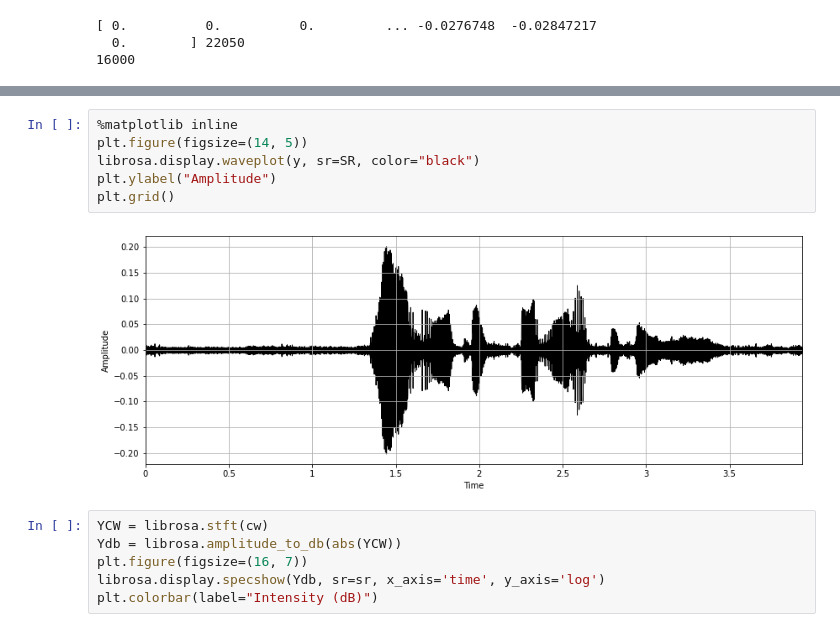
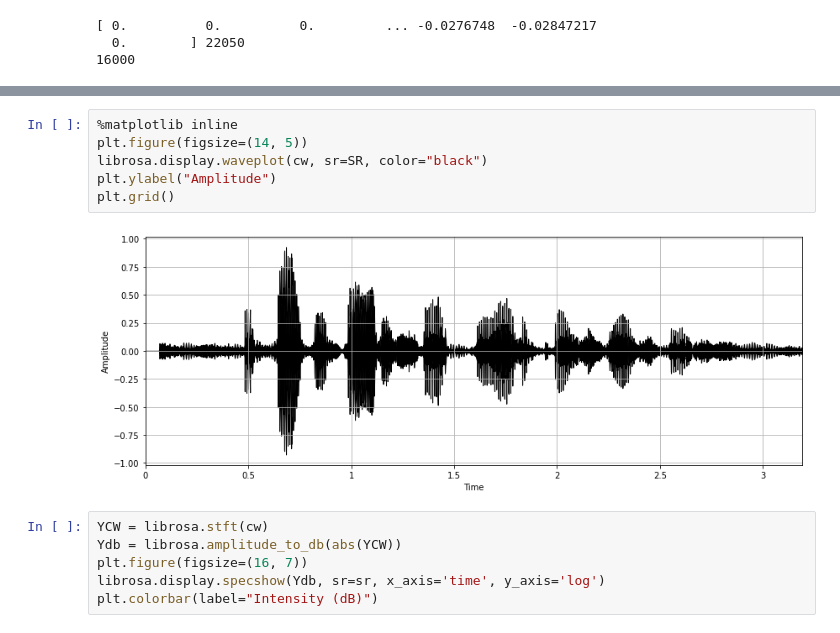
Before and after one commit to moeed17/AudioSignal_Perturbation_Analysis, a Jupyter notebook: Audio_Analysis.ipynb, the cells around one changed output, grey strips where cells are left out. Saved outputs shown, nothing was run; the diff lists cells and outputs as text.

```diff
--- a/Audio_Analysis.ipynb
+++ b/Audio_Analysis.ipynb
@@ -256,11 +229,11 @@ ipd.Audio(carlini_clean_audio_data)
 # %%
 %matplotlib inline
 plt.figure(figsize=(14, 5))
-librosa.display.waveplot(y, sr=SR, color="black")
+librosa.display.waveplot(cw, sr=SR, color="black")
 plt.ylabel("Amplitude")
 plt.grid()
 # %% [output]
-[figure, old version]
+[figure, new version]
 # %%
 YCW = librosa.stft(cw)
 Ydb = librosa.amplitude_to_db(abs(YCW))
```
Also changed, not shown: parts of 4 cells of this notebook.
